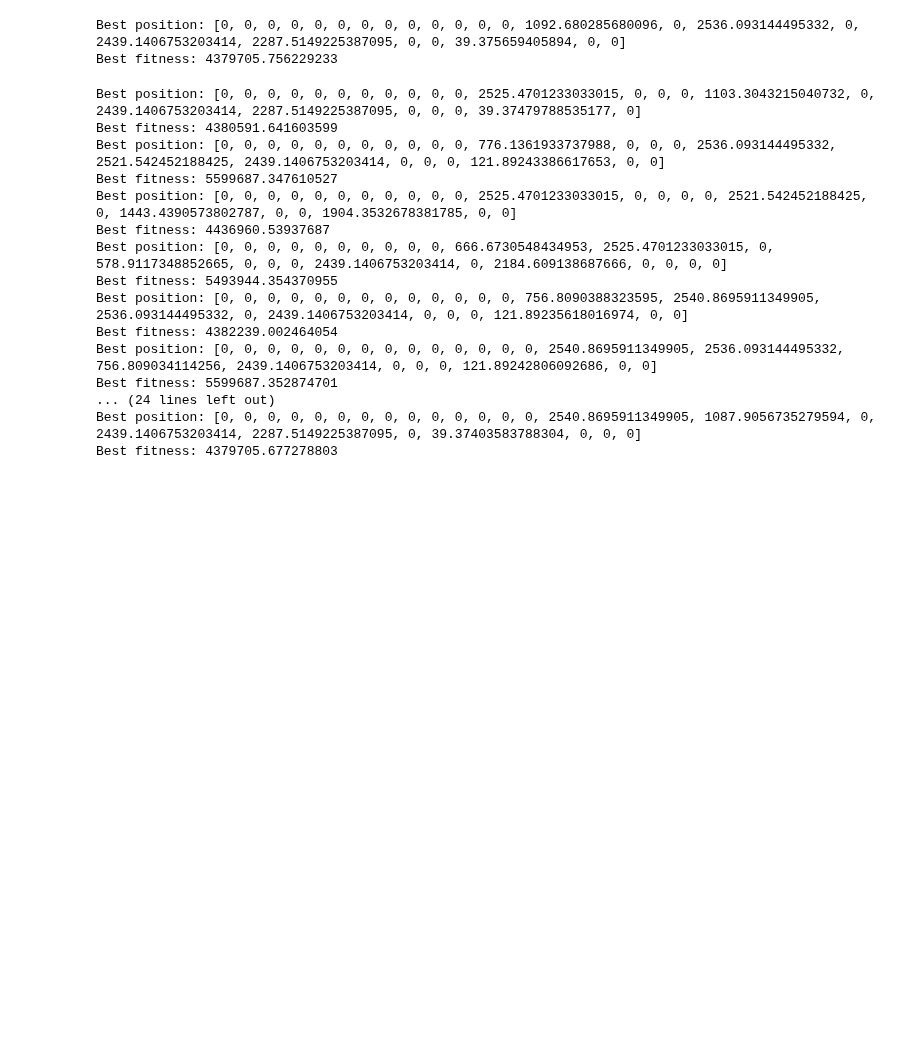
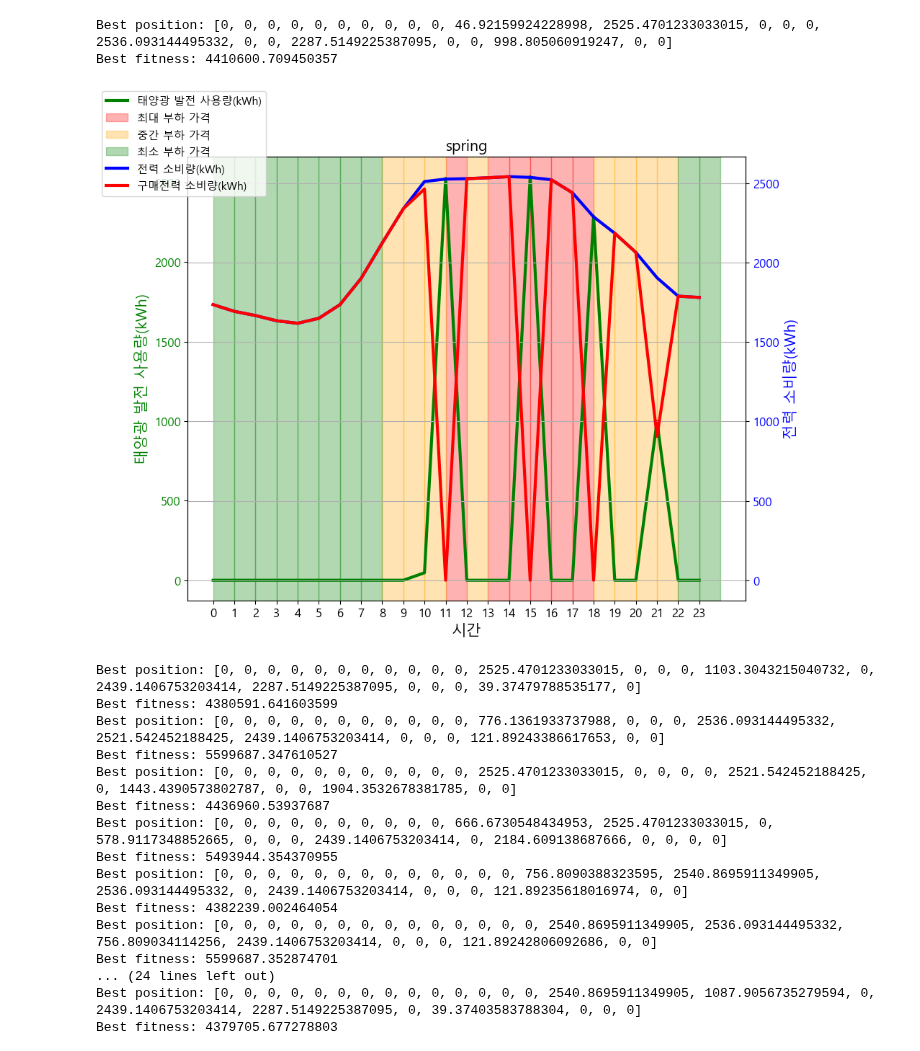
Before and after one commit to Jjineeq/Capstone_Design, a Jupyter notebook: optimal/function_test.ipynb, the cells around one changed output. Drawn from its saved outputs; the diff is of its cells as text; code cells hidden in the pictures; blank space fills up the shorter version.

```diff
--- a/optimal/function_test.ipynb
+++ b/optimal/function_test.ipynb
@@ -60,10 +60,14 @@ sys.path.append('C:/Users/user/github/Capstone_Design/email/')
 # %%
 from all_function import *
 # %%
-best_position, best_fitness, befor_price = cal_price(ee, qq, "spring")
+best_position, best_fitness, before_price, before_optimal_price = cal_price(ee, qq, "spring")
 # %% [output]
-Best position: [0, 0, 0, 0, 0, 0, 0, 0, 0, 0, 0, 0, 0, 1092.680285680096, 0, 2536.093144495332, 0, 2439.1406753203414, 2287.5149225387095, 0, 0, 39.375659405894, 0, 0]
-Best fitness: 4379705.756229233
+Best position: [0, 0, 0, 0, 0, 0, 0, 0, 0, 0, 46.92159924228998, 2525.4701233033015, 0, 0, 0, 2536.093144495332, 0, 0, 2287.5149225387095, 0, 0, 998.805060919247, 0, 0]
+Best fitness: 4410600.709450357
+# %%
+image_draw(qq, best_position, 'spring')
+# %% [output]
+[figure, added]
 # %%
 weather_list = ['spring', 'summer', 'fall', 'winter']
 best_position_list = []
```
